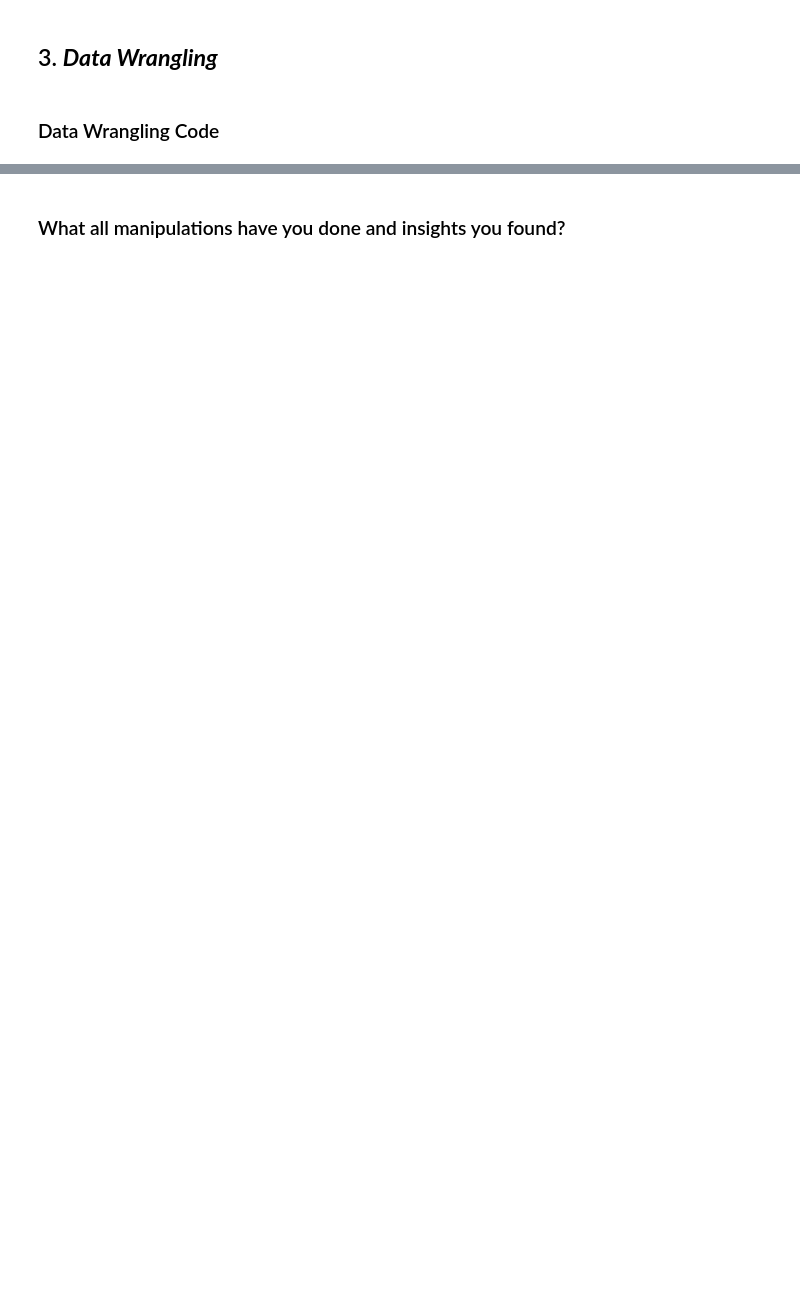
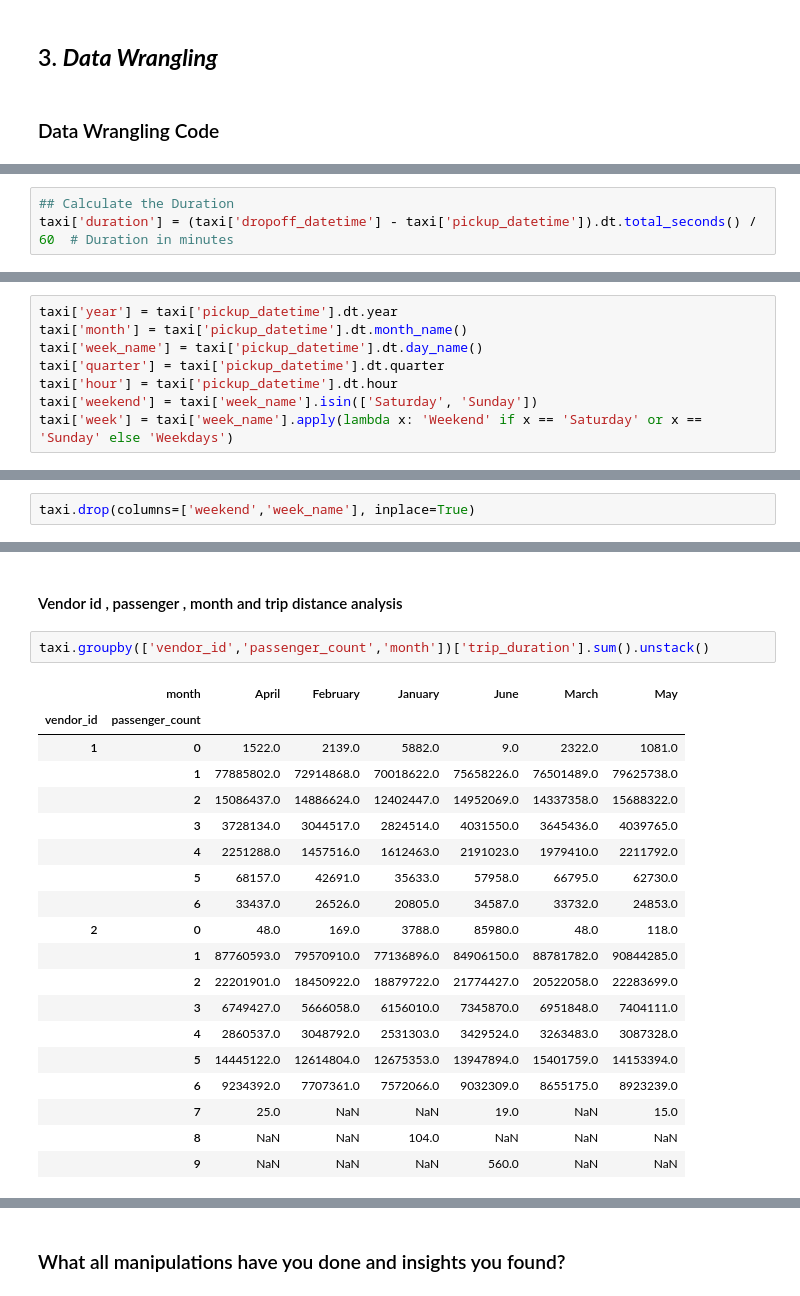
Before and after one commit to Jit562/New_York_Taxi_Service_Prediction, a Jupyter notebook: ML_Techmind_Regression_Project_.ipynb, the cells around one changed output, grey strips where cells are left out. Saved outputs shown, nothing was run; the diff lists cells and outputs as text; blank space fills up the shorter version.

```diff
--- a/ML_Techmind_Regression_Project_.ipynb
+++ b/ML_Techmind_Regression_Project_.ipynb
@@ -691,0 +845,3 @@ taxi['trip_duration'].nunique()
+# %%
+## Calculate the Duration
+taxi['duration'] = (taxi['dropoff_datetime'] - taxi['pickup_datetime']).dt.total_seconds() / 60  # Duration in minutes
@@ -691,0 +1148,8 @@ taxi['trip_duration'].nunique()
+# %%
+taxi['year'] = taxi['pickup_datetime'].dt.year
+taxi['month'] = taxi['pickup_datetime'].dt.month_name()
+taxi['week_name'] = taxi['pickup_datetime'].dt.day_name()
+taxi['quarter'] = taxi['pickup_datetime'].dt.quarter
+taxi['hour'] = taxi['pickup_datetime'].dt.hour
+taxi['weekend'] = taxi['week_name'].isin(['Saturday', 'Sunday'])
+taxi['week'] = taxi['week_name'].apply(lambda x: 'Weekend' if x == 'Saturday' or x == 'Sunday' else 'Weekdays')
@@ -691,0 +1237,2 @@ taxi['trip_duration'].nunique()
+# %%
+taxi.drop(columns=['weekend','week_name'], inplace=True)
@@ -691,0 +1309,24 @@ taxi['trip_duration'].nunique()
+# %% [markdown]
+#### Vendor id , passenger , month and trip distance analysis
+# %%
+taxi.groupby(['vendor_id','passenger_count','month'])['trip_duration'].sum().unstack()
+# %% [output]
+|  | month | April | February | January | June | March | May |
+| vendor_id | passenger_count |  |  |  |  |  |  |
+| 1 | 0 | 1522.0 | 2139.0 | 5882.0 | 9.0 | 2322.0 | 1081.0 |
+|  | 1 | 77885802.0 | 72914868.0 | 70018622.0 | 75658226.0 | 76501489.0 | 79625738.0 |
+|  | 2 | 15086437.0 | 14886624.0 | 12402447.0 | 14952069.0 | 14337358.0 | 15688322.0 |
+|  | 3 | 3728134.0 | 3044517.0 | 2824514.0 | 4031550.0 | 3645436.0 | 4039765.0 |
+|  | 4 | 2251288.0 | 1457516.0 | 1612463.0 | 2191023.0 | 1979410.0 | 2211792.0 |
+|  | 5 | 68157.0 | 42691.0 | 35633.0 | 57958.0 | 66795.0 | 62730.0 |
+|  | 6 | 33437.0 | 26526.0 | 20805.0 | 34587.0 | 33732.0 | 24853.0 |
+| 2 | 0 | 48.0 | 169.0 | 3788.0 | 85980.0 | 48.0 | 118.0 |
+|  | 1 | 87760593.0 | 79570910.0 | 77136896.0 | 84906150.0 | 88781782.0 | 90844285.0 |
+|  | 2 | 22201901.0 | 18450922.0 | 18879722.0 | 21774427.0 | 20522058.0 | 22283699.0 |
+|  | 3 | 6749427.0 | 5666058.0 | 6156010.0 | 7345870.0 | 6951848.0 | 7404111.0 |
+|  | 4 | 2860537.0 | 3048792.0 | 2531303.0 | 3429524.0 | 3263483.0 | 3087328.0 |
+|  | 5 | 14445122.0 | 12614804.0 | 12675353.0 | 13947894.0 | 15401759.0 | 14153394.0 |
+|  | 6 | 9234392.0 | 7707361.0 | 7572066.0 | 9032309.0 | 8655175.0 | 8923239.0 |
+|  | 7 | 25.0 | NaN | NaN | 19.0 | NaN | 15.0 |
+|  | 8 | NaN | NaN | 104.0 | NaN | NaN | NaN |
+|  | 9 | NaN | NaN | NaN | 560.0 | NaN | NaN |
```
Also changed, not shown: parts of 105 cells of this notebook.
